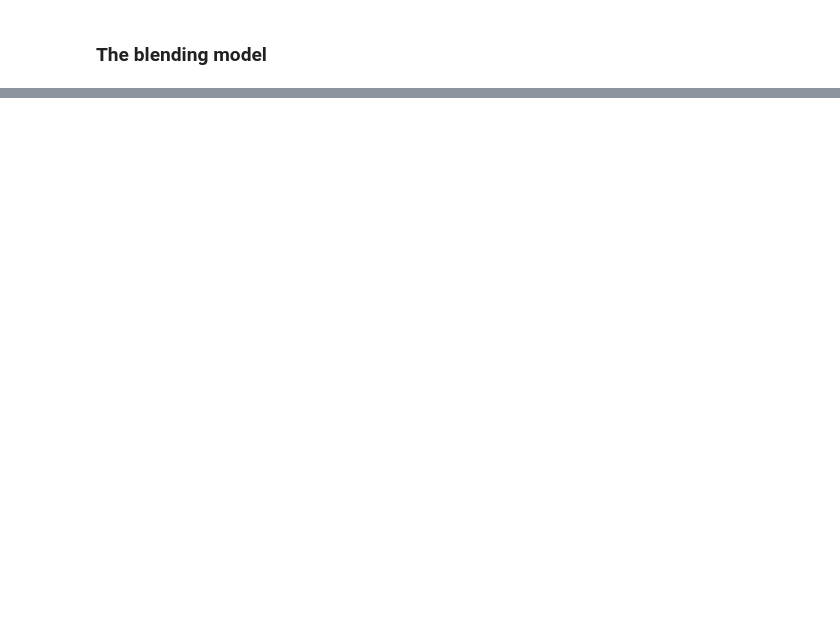
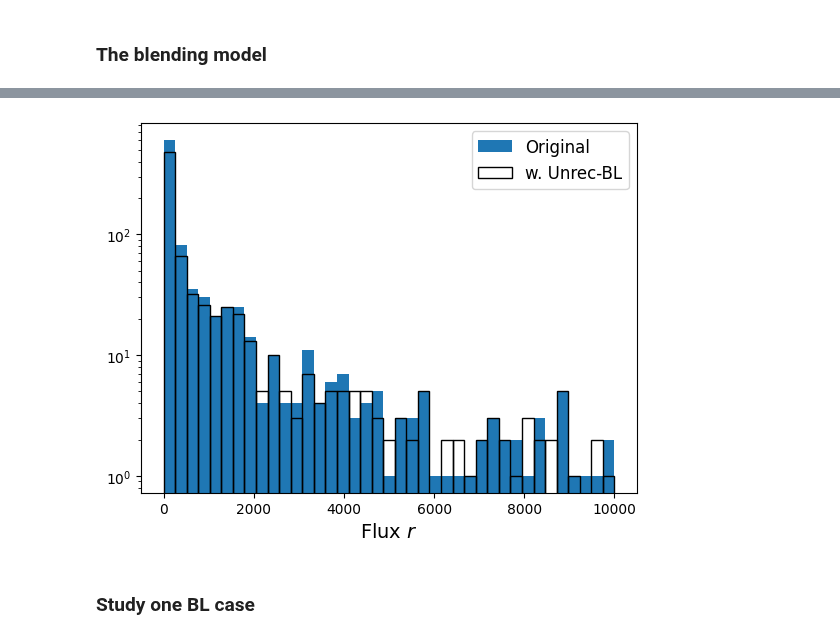
Before and after one commit to LSSTDESC/rail_astro_tools, a Jupyter notebook: src/rail/creation/degraders/bl_demo.ipynb, the cells around one changed output, grey strips where cells are left out. Saved outputs shown, nothing was run; the diff lists cells and outputs as text; code cells hidden in the pictures; blank space fills up the shorter version.

```diff
--- a/src/rail/creation/degraders/bl_demo.ipynb
+++ b/src/rail/creation/degraders/bl_demo.ipynb
@@ -65,11 +98,15 @@ plt.show()
 # %%
-flux = 10**(-(data_truth.data[b]-28.10)/2.5)       # r band zp for lsst is 28.10
-flux_bl = 10**(-(samples_w_bl.data[b]-28.10)/2.5)
+flux = 10**(-(data_truth[b]-28.10)/2.5)       # r band zp for lsst is 28.10
+flux_bl = 10**(-(samples_w_bl[b]-28.10)/2.5)
 
 plt.hist(flux, bins=np.linspace(0, 10000, 40), label='Original')
 plt.hist(flux_bl, bins=np.linspace(0, 10000, 40), fill=False, label='w. Unrec-BL')
 
 plt.xlabel(fr'Flux ${b}$', fontsize=14)
 plt.yscale('log')
 plt.legend(fontsize=12)
 plt.show()
+# %% [output]
+[figure, added]
+# %% [markdown]
+### Study one BL case
```
Also changed, not shown: parts of 8 cells of this notebook, 1 other file.
